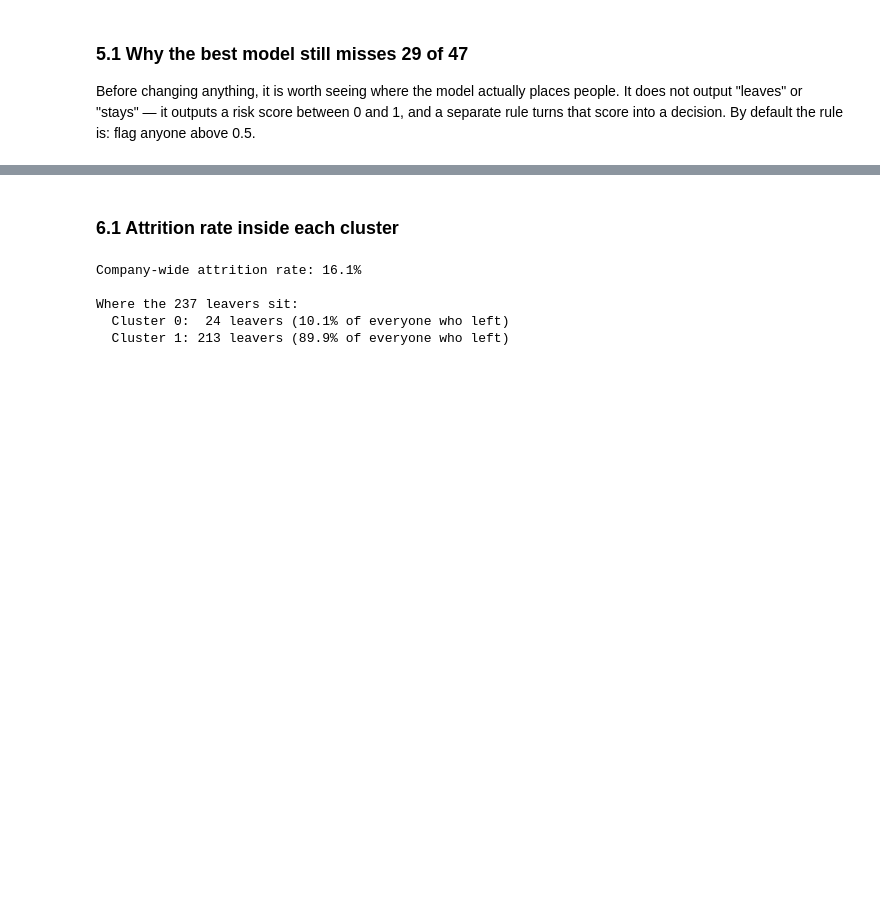
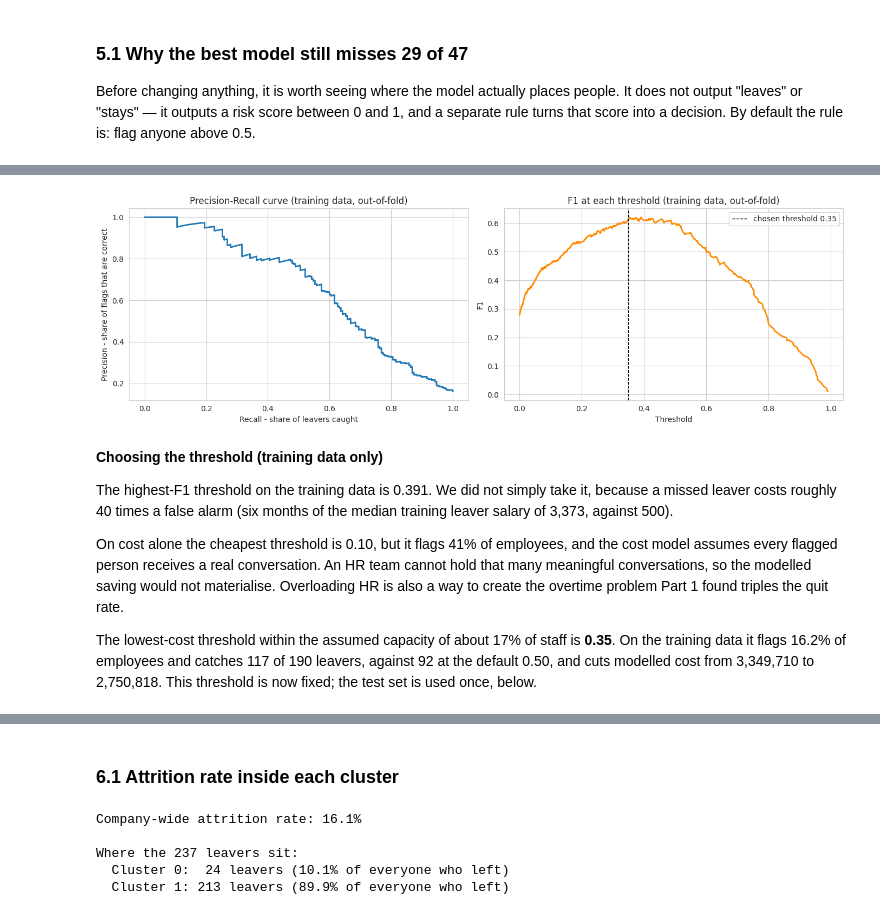
Before and after one commit to Praise-Oluwasikemi/TS-Academy-Group-4-IBM-HR-Analytics-Attrition, a Jupyter notebook: group_04_yourname.ipynb, the cells around one changed output, grey strips where cells are left out. Saved outputs shown, nothing was run; the diff lists cells and outputs as text; code cells hidden in the pictures; blank space fills up the shorter version.

```diff
--- a/group_04_yourname.ipynb
+++ b/group_04_yourname.ipynb
@@ -1490,19 +1262,0 @@ followed.
-# %%
-# Technique 3: SMOTE.
-# Creates synthetic extra leavers until the training set is balanced.
-# Applied to the TRAINING data only - generating synthetic neighbours before
-# the split would leak information about test employees into training and
-# inflate every score that follows.
-smote = SMOTE(random_state=RANDOM_STATE)
-X_resampled, y_resampled = smote.fit_resample(X_train, y_train)
-
-print('Training set before SMOTE:', dict(y_train.value_counts()))
-print('Training set after SMOTE :', dict(pd.Series(y_resampled).value_counts()))
-
-smote_model = LogisticRegression(max_iter=2000, random_state=RANDOM_STATE)
-smote_model.fit(X_resampled, y_resampled)
-probs_smote = smote_model.predict_proba(X_test)[:, 1]
-
-tn, fp, fn, tp = confusion_matrix(y_test, smote_model.predict(X_test)).ravel()
-print()
-print('SMOTE: caught %d of %d leavers, with %d false alarms' % (tp, tp + fn, fp))
@@ -1620,0 +1405,42 @@ says about the data.
+# %%
+prec, rec, thresh = precision_recall_curve(y_train, oof_train)
+f1_curve = 2 * prec[:-1] * rec[:-1] / (prec[:-1] + rec[:-1] + 1e-9)
+best_f1_thr = thresh[np.argmax(f1_curve)]
+
+fig, ax = plt.subplots(1, 2, figsize=(14, 4.5))
+ax[0].plot(rec, prec, lw=2)
+ax[0].set_xlabel('Recall - share of leavers caught')
+ax[0].set_ylabel('Precision - share of flags that are correct')
+ax[0].set_title('Precision-Recall curve (training data, out-of-fold)')
+ax[1].plot(thresh, f1_curve, lw=2, color='darkorange')
+ax[1].axvline(CHOSEN_THRESHOLD, ls='--', c='k', lw=1, label='chosen threshold %.2f' % CHOSEN_THRESHOLD)
+ax[1].set_xlabel('Threshold')
+ax[1].set_ylabel('F1')
+ax[1].set_title('F1 at each threshold (training data, out-of-fold)')
+ax[1].legend()
+plt.tight_layout()
+plt.show()
+
+ch = train_costs.loc[CHOSEN_THRESHOLD]
+d50 = train_costs.loc[0.50]
+cheapest = float(train_costs['Total cost'].idxmin())
+chp = train_costs.loc[cheapest]
+n_left_train = int(y_train.sum())
+miss_ratio = REPLACEMENT_MONTHS * median_leaver_train / CONVERSATION_COST
+
+md(f'''**Choosing the threshold (training data only)**
+
+The highest-F1 threshold on the training data is {best_f1_thr:.3f}. We did not simply take it, because a missed leaver costs roughly {miss_ratio:.0f} times a false alarm (six months of the median training leaver salary of {median_leaver_train:,.0f}, against 500).
+
+On cost alone the cheapest threshold is {cheapest:.2f}, but it flags {chp['Share flagged']:.0%} of employees, and the cost model assumes every flagged person receives a real conversation. An HR team cannot hold that many meaningful conversations, so the modelled saving would not materialise. Overloading HR is also a way to create the overtime problem Part 1 found triples the quit rate.
+
+The lowest-cost threshold within the assumed capacity of about 17% of staff is **{CHOSEN_THRESHOLD:.2f}**. On the training data it flags {ch['Share flagged']:.1%} of employees and catches {int(ch['Caught'])} of {n_left_train} leavers, against {int(d50['Caught'])} at the default 0.50, and cuts modelled cost from {int(d50['Total cost']):,} to {int(ch['Total cost']):,}. This threshold is now fixed; the test set is used once, below.''')
+# %% [output]
+[figure, added]
+**Choosing the threshold (training data only)**
+
+The highest-F1 threshold on the training data is 0.391. We did not simply take it, because a missed leaver costs roughly 40 times a false alarm (six months of the median training leaver salary of 3,373, against 500).
+
+On cost alone the cheapest threshold is 0.10, but it flags 41% of employees, and the cost model assumes every flagged person receives a real conversation. An HR team cannot hold that many meaningful conversations, so the modelled saving would not materialise. Overloading HR is also a way to create the overtime problem Part 1 found triples the quit rate.
+
+The lowest-cost threshold within the assumed capacity of about 17% of staff is **0.35**. On the training data it flags 16.2% of employees and catches 117 of 190 leavers, against 92 at the default 0.50, and cuts modelled cost from 3,349,710 to 2,750,818. This threshold is now fixed; the test set is used once, below.
```
Also changed, not shown: parts of 140 cells of this notebook.
